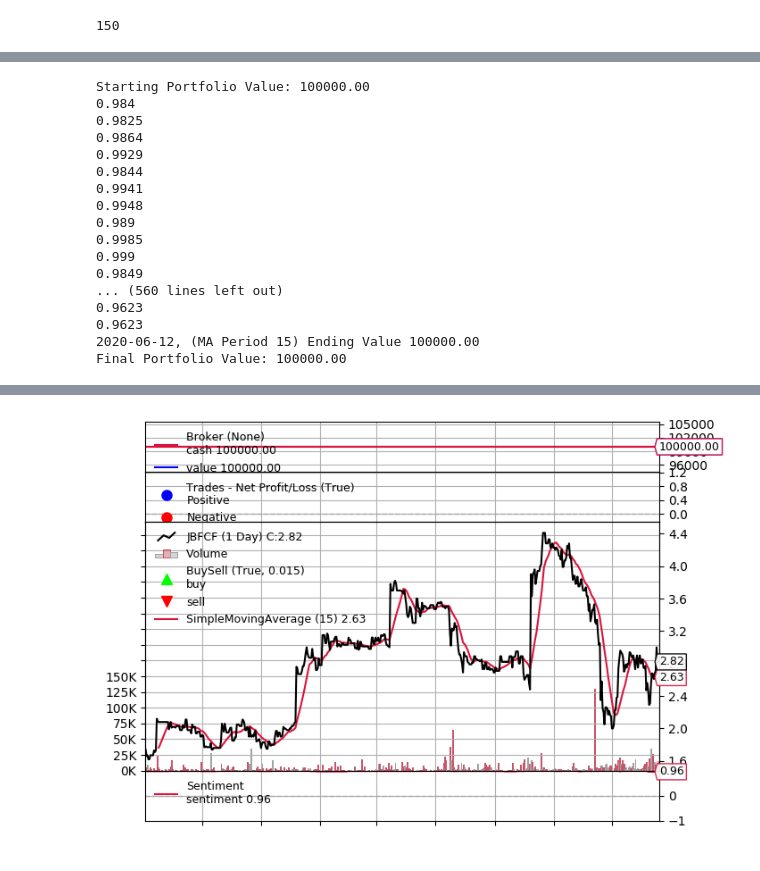
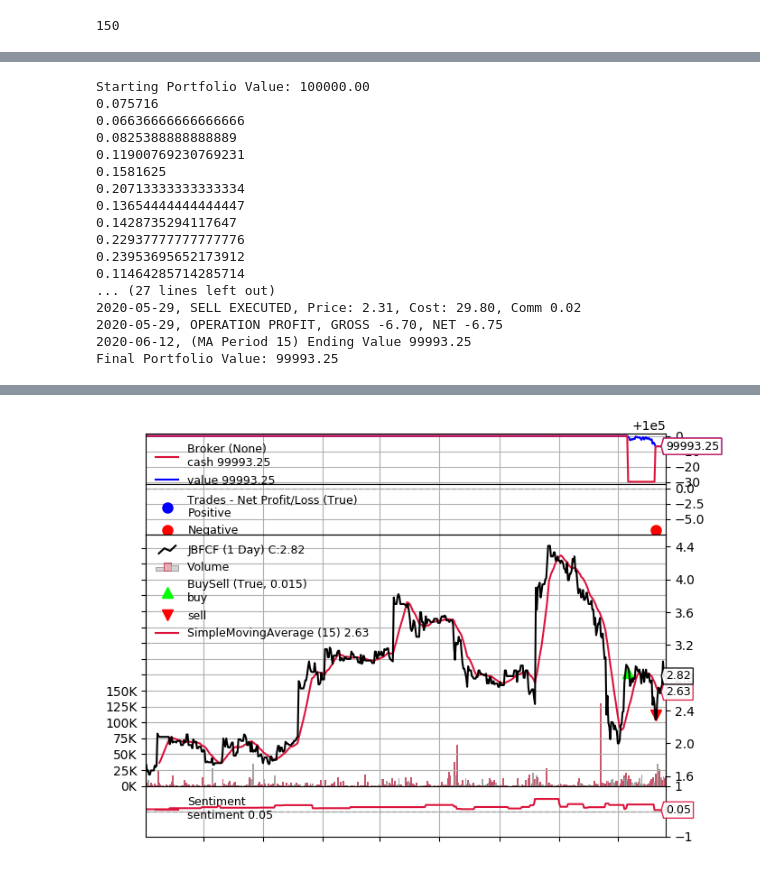
Before and after one commit to leodenale/fastquant, a Jupyter notebook: examples/backtest_news_sentiment.ipynb, the cells around one changed output, grey strips where cells are left out. Drawn from its saved outputs; the diff is of its cells as text; code cells hidden in the pictures.

Commit message:
update backtest senti ntbks

```diff
--- a/examples/backtest_news_sentiment.ipynb
+++ b/examples/backtest_news_sentiment.ipynb
@@ -46,6 +47,8 @@ len(all_posts)
 # %% [output]
 150
 # %%
+import numpy as np
+
 date_sentiments = {}
 for post in tqdm(all_posts):
     #iterate all posts assuming items are sorted in published date
@@ -54,7 +57,9 @@ for post in tqdm(all_posts):
     #date = post.time.text
     date_string = post.span.text.split('-')[0].strip()
     date = datetime.strptime(date_string, '%b %d, %Y').date()
-    print(date, base_url+url)
+    #print(date, base_url+url)
+
+    sentiments=[]
     if date>start_date:
         try:
             link_page = urlopen(base_url+url).read()
@@ -62,8 +67,11 @@ for post in tqdm(all_posts):
             sentences = link_soup.findAll("p")
             passage = ""
             for sentence in sentences:
+                sentiment = sia.polarity_scores(sentence.text)['compound']
+                sentiments.append(sentiment)
                 passage += sentence.text
-            sentiment = sia.polarity_scores(passage)['compound']
+#             sentiment = sia.polarity_scores(passage)['compound']
+            sentiment = np.mean(sentiments)
             date_sentiments[date] = sentiment
         except Exception as e:
             print(e)
@@ -130,6 +106,7 @@ import os.path
 import sys
 
 verbose = False
+senti_change = 0.1
 
 class Sentiment(bt.Indicator):
     lines = ('sentiment',)
@@ -224,18 +201,18 @@ class SentimentStrat(bt.Strategy):
         # Check if an order is pending. if yes, we cannot send a 2nd one
         if self.order:
             return
-        print(self.sentiment)
+        #print(self.sentiment)
         # If not in the market and previous sentiment not none
         if not self.position and prev_sentiment:
             # buy if current close more than sma AND sentiment increased by >= 0.5
-            if self.dataclose[0] > self.sma[0] and self.sentiment - prev_sentiment >= 0.5:
+            if self.dataclose[0] > self.sma[0] and self.sentiment - prev_sentiment >= senti_change:
                 self.log('BUY CREATE, %.2f' % self.dataclose[0])
                 self.order = self.buy()
 
         # Already in the market and previous sentiment not none
         elif prev_sentiment:
             # sell if current close less than sma AND sentiment decreased by >= 0.5
-            if self.dataclose[0] < self.sma[0] and self.sentiment - prev_sentiment <= -0.5:
+            if self.dataclose[0] < self.sma[0] and self.sentiment - prev_sentiment <= -senti_change:
                 self.log('SELL CREATE, %.2f' % self.dataclose[0])
                 self.order = self.sell()
 
@@ -244,47 +221,47 @@ class SentimentStrat(bt.Strategy):
                  (self.params.period, self.broker.getvalue()), doprint=True)
 
 if __name__ == '__main__':
     cerebro = bt.Cerebro()
 
     # Strategy
     cerebro.addstrategy(SentimentStrat)
 
     # Data Feed
     data = bt.feeds.YahooFinanceData(
         dataname = 'JBFCF',
         fromdate = min(date_sentiments.keys()),
         todate = datetime.now().date(),
         reverse = False
     )
 
     cerebro.adddata(data)
 
     cerebro.broker.setcash(100000.0)
     cerebro.addsizer(bt.sizers.FixedSize, stake=10)
     cerebro.broker.setcommission(commission=0.001)
     print('Starting Portfolio Value: %.2f' % cerebro.broker.getvalue())
     cerebro.run()
     print('Final Portfolio Value: %.2f' % cerebro.broker.getvalue())
 
     cerebro.plot()
 # %% [output]
 Starting Portfolio Value: 100000.00
-0.984
-0.9825
-0.9864
-0.9929
-0.9844
-0.9941
-0.9948
-0.989
-0.9985
-0.999
-0.9849
-... (560 lines left out)
-0.9623
-0.9623
-2020-06-12, (MA Period 15) Ending Value 100000.00
-Final Portfolio Value: 100000.00
+0.075716
+0.06636666666666666
+0.0825388888888889
+0.11900769230769231
+0.1581625
+0.20713333333333334
+0.13654444444444447
+0.1428735294117647
+0.22937777777777776
+0.23953695652173912
+0.11464285714285714
+... (27 lines left out)
+2020-05-29, SELL EXECUTED, Price: 2.31, Cost: 29.80, Comm 0.02
+2020-05-29, OPERATION PROFIT, GROSS -6.70, NET -6.75
+2020-06-12, (MA Period 15) Ending Value 99993.25
+Final Portfolio Value: 99993.25
 [interactive output not drawn]
 [interactive output not drawn]
-[figure, old version]
+[figure, new version]
```
Also changed, not shown: parts of 5 cells of this notebook, 1 other file.
